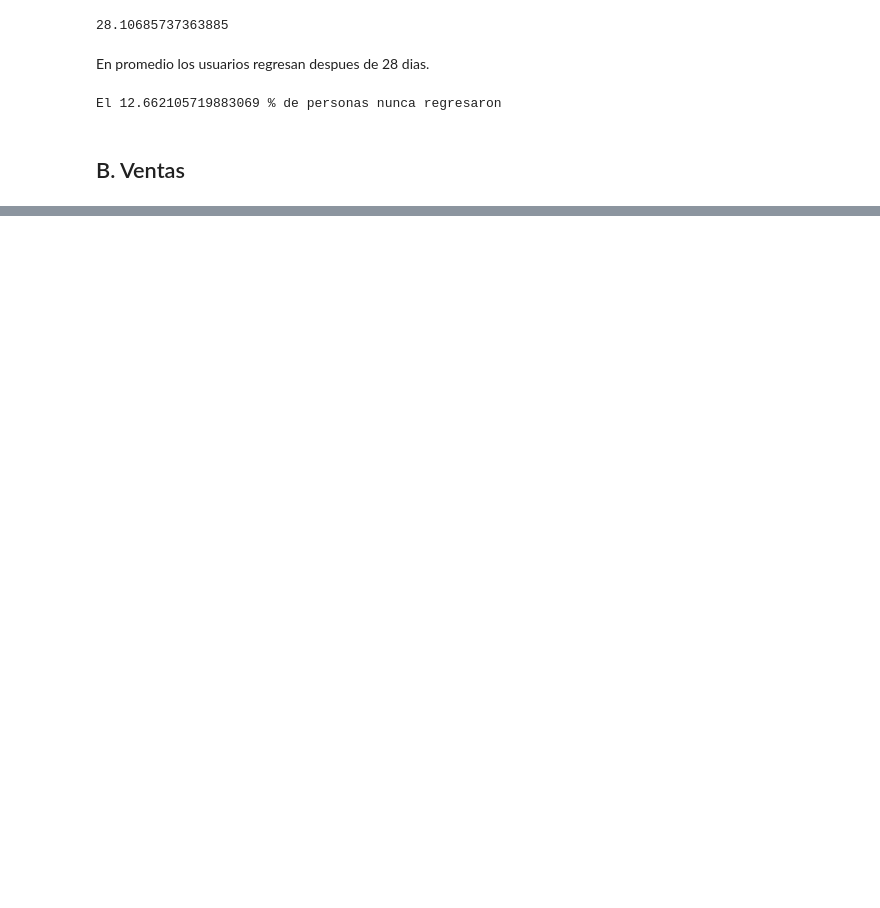
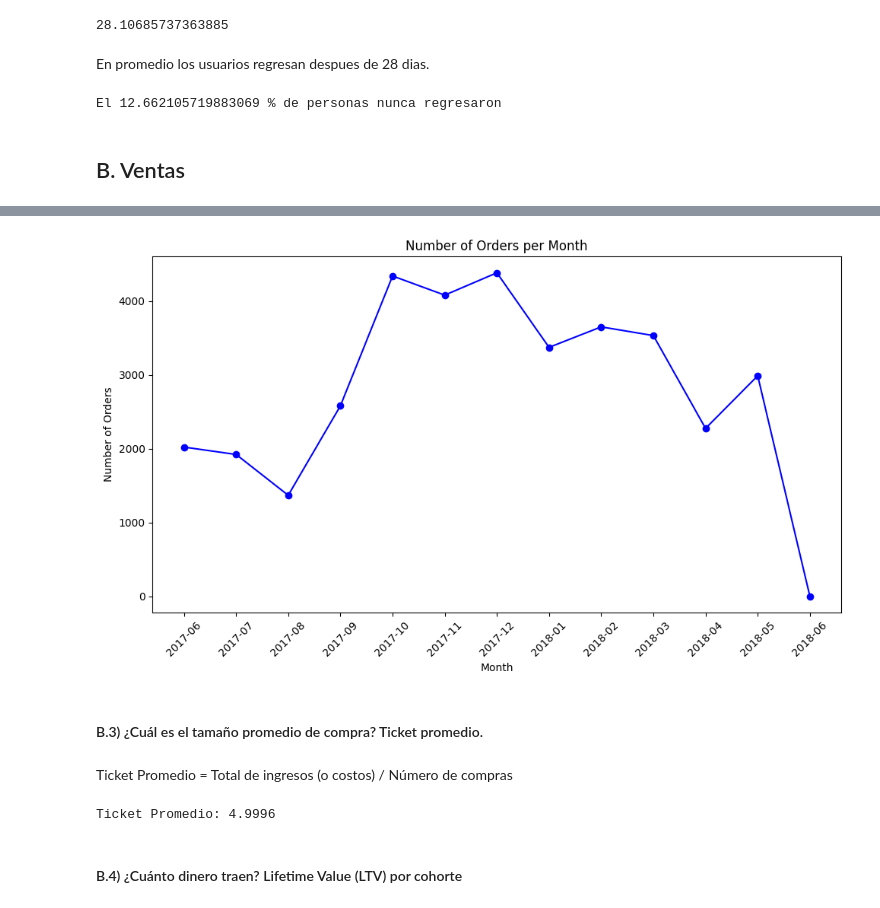
Before and after one commit to elias-135/pset-4, a Jupyter notebook: notebooks/PSet4_Showz_Marketing.ipynb, the cells around one changed output, grey strips where cells are left out. Cells and saved outputs as stored; diff of their text form; code cells hidden in the pictures; blank space fills up the shorter version.

```diff
--- a/notebooks/PSet4_Showz_Marketing.ipynb
+++ b/notebooks/PSet4_Showz_Marketing.ipynb
@@ -372,0 +349,4 @@ visitas_full['edad_meses'] (visitas_full['sesion_mes'] - visitas_full['primera_s
+# %%
+first_visit=visits.groupby('uid')['start_ts_date'].min()
+first_visit=first_visit.to_frame()
+first_visit=first_visit.reset_index()
@@ -372,0 +371,8 @@ visitas_full['edad_meses'] (visitas_full['sesion_mes'] - visitas_full['primera_s
+# %%
+first_order=orders.groupby('uid')['buy_ts'].min()
+first_order=first_order.to_frame()
+first_order=first_order.reset_index()
+first_order['buy_ts_date']=pd.to_datetime(first_order['buy_ts']).dt.date
+first_order=first_order.drop(columns='buy_ts')
+first_order_time=pd.DataFrame()
+merged_order=pd.merge(first_visit,first_order,on='uid', how='inner')
@@ -372,0 +395,11 @@ visitas_full['edad_meses'] (visitas_full['sesion_mes'] - visitas_full['primera_s
+# %%
+merged_order['start_ts_date'] = pd.to_datetime(merged_order['start_ts_date'])
+merged_order['buy_ts_date'] = pd.to_datetime(merged_order['buy_ts_date'])
+merged_order['cohort_month'] = merged_order['start_ts_date'].dt.to_period('M')
+
+merged_order['conversion_month'] = ((merged_order['buy_ts_date'].dt.to_period('M') - merged_order['start_ts_date'].dt.to_period('M')).apply(lambda x: x.n)
+)
+cohort_data = merged_order.groupby(['cohort_month', 'conversion_month']).agg({'uid': 'nunique'}).reset_index()
+cohort_pivot = cohort_data.pivot(index='cohort_month', columns='conversion_month', values='uid').fillna(0)
+
+cohort_pivot
@@ -372,0 +423,5 @@ visitas_full['edad_meses'] (visitas_full['sesion_mes'] - visitas_full['primera_s
+# %%
+merged_order['buy_ts_date'] = pd.to_datetime(merged_order['buy_ts_date'])
+merged_order['buy_month'] = merged_order['buy_ts_date'].dt.to_period('M')
+orders_per_month = merged_order.groupby('buy_month').size().reset_index(name='num_orders')
+orders_per_month
@@ -372,0 +443,30 @@ visitas_full['edad_meses'] (visitas_full['sesion_mes'] - visitas_full['primera_s
+# %%
+orders_per_month['buy_month'] = orders_per_month['buy_month'].astype(str)
+
+plt.figure(figsize=(10, 6))
+plt.plot(orders_per_month['buy_month'], orders_per_month['num_orders'], marker='o', color='b')
+
+plt.title('Number of Orders per Month')
+plt.xlabel('Month')
+plt.ylabel('Number of Orders')
+
+plt.xticks(rotation=45)
+
+plt.tight_layout()
+plt.show()
+# %% [output]
+[figure, added]
+# %% [markdown]
+#### B.3) ¿Cuál es el tamaño promedio de compra? Ticket promedio.
+# %% [markdown]
+Ticket Promedio = Total de ingresos (o costos) / Número de compras
+# %%
+total_revenue=orders['revenue'].sum()
+number_orders=len(orders)
+average_ticket=total_revenue/number_orders
+average_ticket = round(average_ticket, 4)
+print("Ticket Promedio:",average_ticket)
+# %% [output]
+Ticket Promedio: 4.9996
+# %% [markdown]
+#### B.4) ¿Cuánto dinero traen? Lifetime Value (LTV) por cohorte
```
Also changed, not shown: parts of 68 cells of this notebook, 1 other file.
